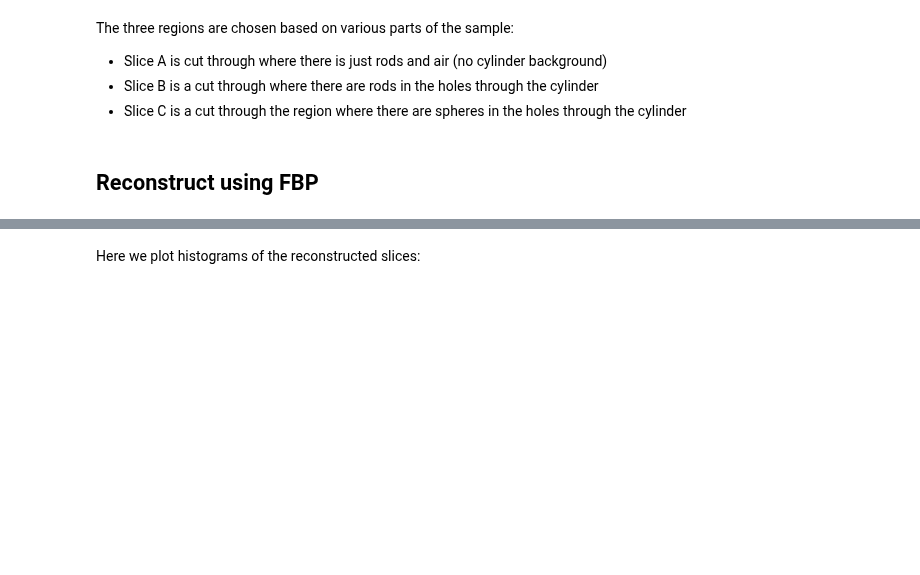
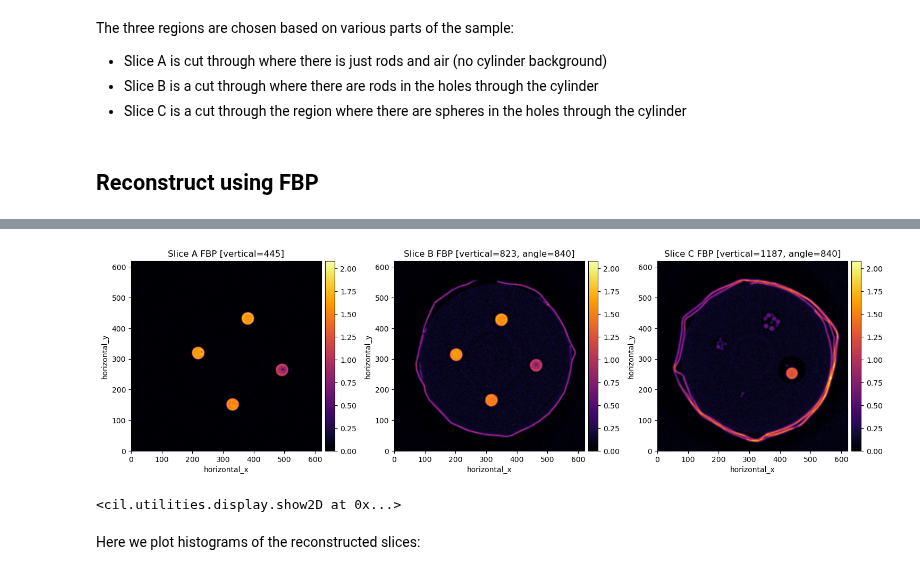
Before and after one commit to TomographicImaging/Neutron-Tomography-Showcase, a Jupyter notebook: Angles_vs_Exposure_01_Introduction_to_Aluminium_Cylinder.ipynb, the cells around one changed output, grey strips where cells are left out. Cells and saved outputs as stored; diff of their text form; code cells hidden in the pictures; blank space fills up the shorter version.

```diff
--- a/Angles_vs_Exposure_01_Introduction_to_Aluminium_Cylinder.ipynb
+++ b/Angles_vs_Exposure_01_Introduction_to_Aluminium_Cylinder.ipynb
@@ -118,23 +118,24 @@ Here we import FBP from CIL's ASTRA plugin and use it to reconstruct the data:
 # %%
-from cil.plugins.astra import FBP as FBP_ASTRA
+from recon.weighted_fbp import run_weighted_fbp_parallel
 
 data.reorder('astra')
-recon = FBP_ASTRA(data.geometry.get_ImageGeometry(), data.geometry)(data)
+recon = run_weighted_fbp_parallel(data)
 
 exp_1min_rec1 = sliceA_slicer(recon)
 exp_1min_rec2 = sliceB_slicer(recon)
 exp_1min_rec3 = sliceC_slicer(recon)
 
 
-all_rec = [
-    exp_1min_rec1, exp_1min_rec2, exp_1min_rec3
-]
+all_rec = [exp_1min_rec1, exp_1min_rec2, exp_1min_rec3]
 
 all_labels = [
 'Slice A FBP [vertical=445]','Slice B FBP [vertical=823, angle=840]', 'Slice C FBP [vertical=1187, angle=840]'
 ]
 
 show2D(all_rec,all_labels, cmap='inferno', num_cols=3, fix_range=(0, np.max(exp_1min_rec3)))
+# %% [output]
+[figure, added]
+<cil.utilities.display.show2D at 0x...>
 # %% [markdown]
 Here we plot histograms of the reconstructed slices:
 # %%
```
Also changed, not shown: parts of 9 cells of this notebook, 7 other files.
